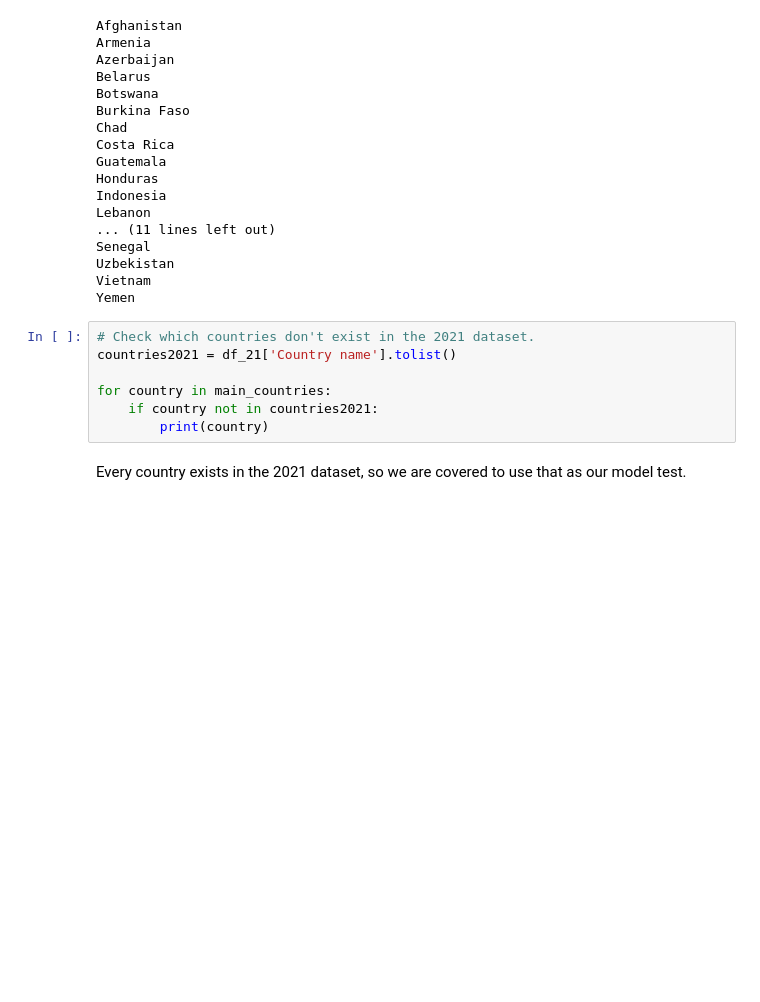
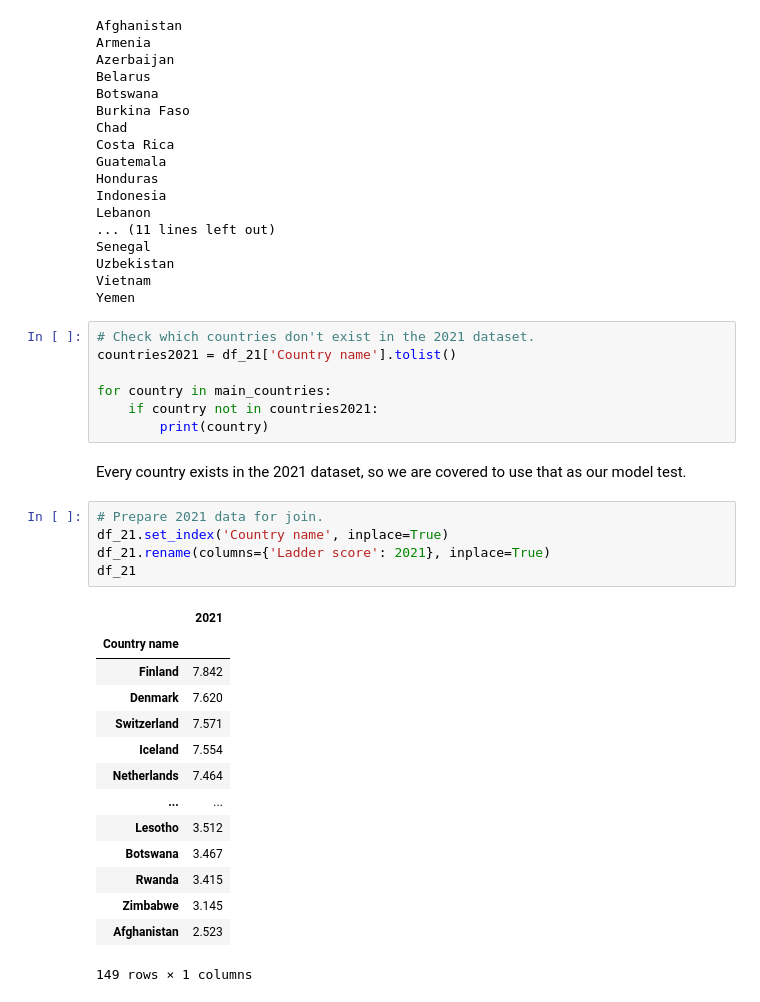
Before and after one commit to SDCoulter/final_project, a Jupyter notebook: happiness_report_analysis.ipynb, the cells around one changed output. Saved outputs shown, nothing was run; the diff lists cells and outputs as text; blank space fills up the shorter version.

```diff
--- a/happiness_report_analysis.ipynb
+++ b/happiness_report_analysis.ipynb
@@ -237,3 +237,23 @@ for country in main_countries:
         print(country)
 # %% [markdown]
 Every country exists in the 2021 dataset, so we are covered to use that as our model test.
+# %%
+# Prepare 2021 data for join.
+df_21.set_index('Country name', inplace=True)
+df_21.rename(columns={'Ladder score': 2021}, inplace=True)
+df_21
+# %% [output]
+|  | 2021 |
+| Country name |  |
+| Finland | 7.842 |
+| Denmark | 7.620 |
+| Switzerland | 7.571 |
+| Iceland | 7.554 |
+| Netherlands | 7.464 |
+| ... | ... |
+| Lesotho | 3.512 |
+| Botswana | 3.467 |
+| Rwanda | 3.415 |
+| Zimbabwe | 3.145 |
+| Afghanistan | 2.523 |
+149 rows × 1 columns
```
Also changed, not shown: parts of 2 cells of this notebook, 1 other file.
